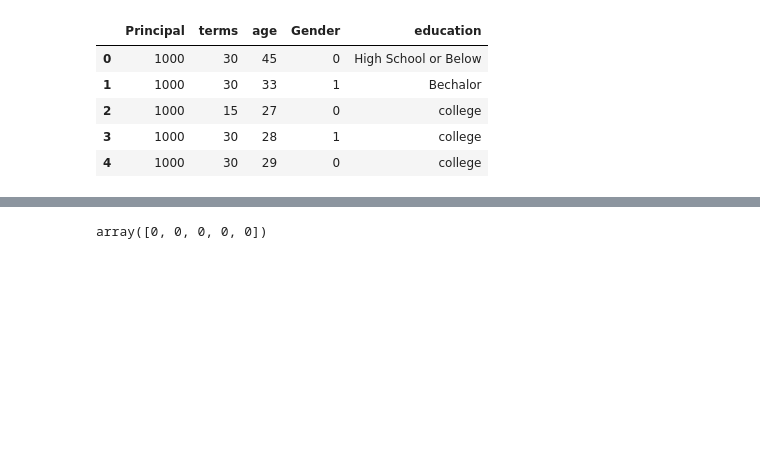
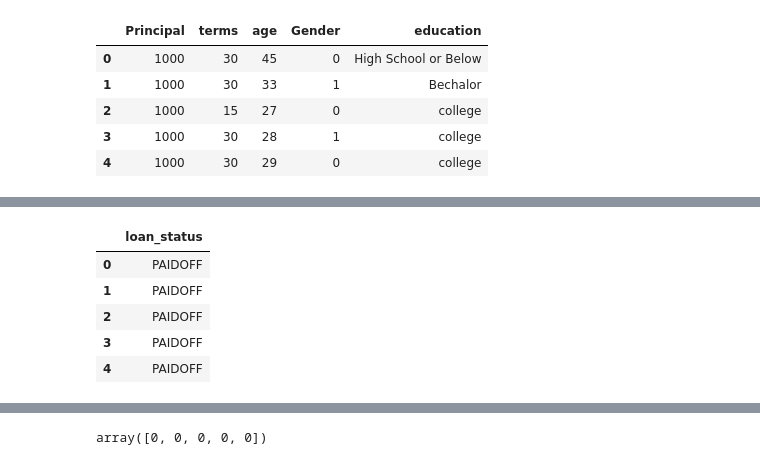
Before and after one commit to gagc056/Cousera-capstone-project, a Jupyter notebook: Capstone_Notebook.ipynb, the cells around one changed output, grey strips where cells are left out. Saved outputs shown, nothing was run; the diff lists cells and outputs as text; code cells hidden in the pictures; blank space fills up the shorter version.

```diff
--- a/Capstone_Notebook.ipynb
+++ b/Capstone_Notebook.ipynb
@@ -164,0 +185,10 @@ X[0:5]
+# %%
+df_target = df[["loan_status"]]
+df_target.head()
+# %% [output]
+|  | loan_status |
+| 0 | PAIDOFF |
+| 1 | PAIDOFF |
+| 2 | PAIDOFF |
+| 3 | PAIDOFF |
+| 4 | PAIDOFF |
```
Also changed, not shown: parts of 32 cells of this notebook.
